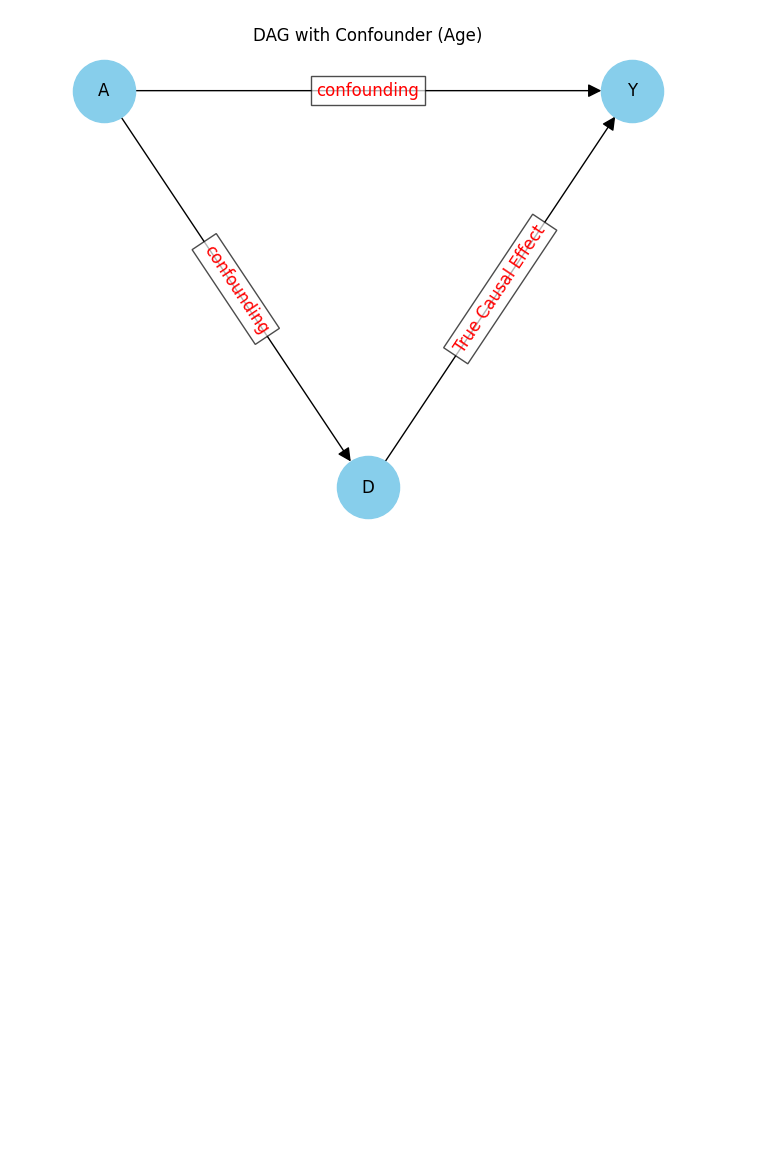
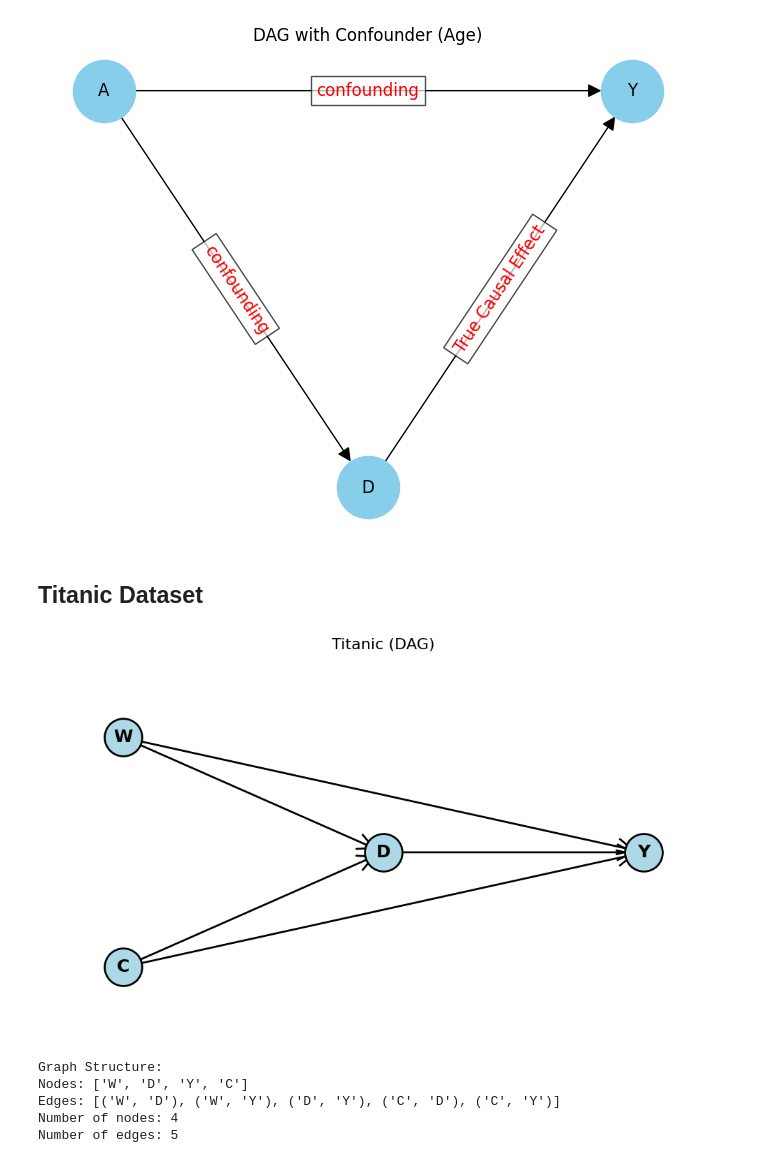
Before and after one commit to kabeerbora/ECON5625, a Jupyter notebook: Matching.ipynb, the cells around one changed output. Drawn from its saved outputs; the diff is of its cells as text; code cells hidden in the pictures; blank space fills up the shorter version.

```diff
--- a/Matching.ipynb
+++ b/Matching.ipynb
@@ -29,3 +29,61 @@ plt.title("DAG with Confounder (Age)")
 plt.show()
 # %% [output]
 [figure]
+# %% [markdown]
+## Titanic Dataset
+# %%
+import matplotlib.pyplot as plt
+import networkx as nx
+G = nx.DiGraph()
+G.add_edges_from([
+    ("W", "D"),  # W to D
+    ("W", "Y"),  # W to Y
+    ("C", "D"),  # C to D
+    ("C", "Y"),  # C to Y
+    ("D", "Y")   # D to Y
+])
+pos = {
+    "W": (0, 1),    # Top left
+    "C": (0, 0),    # Bottom left
+    "D": (1, 0.5),  # Middle
+    "Y": (2, 0.5)   # Right
+}
+plt.figure(figsize=(10, 6))
+nx.draw_networkx_nodes(
+    G, pos,
+    node_size=1500,
+    node_color="lightblue",
+    edgecolors="black",
+    linewidths=2
+)
+nx.draw_networkx_edges(
+    G, pos,
+    arrowstyle="->,head_width=0.4,head_length=0.8",
+    arrowsize=20,
+    width=2,
+    edge_color="black"
+)
+nx.draw_networkx_labels(
+    G, pos,
+    font_size=18,
+    font_weight="bold"
+)
+plt.title("Titanic (DAG)", fontsize=16, pad=20)
+plt.axis('off')
+plt.tight_layout()
+plt.xlim(-0.3, 2.3)
+plt.ylim(-0.3, 1.3)
+plt.show()
+
+print("Graph Structure:")
+print(f"Nodes: {list(G.nodes())}")
+print(f"Edges: {list(G.edges())}")
+print(f"Number of nodes: {G.number_of_nodes()}")
+print(f"Number of edges: {G.number_of_edges()}")
+# %% [output]
+[figure, added]
+Graph Structure:
+Nodes: ['W', 'D', 'Y', 'C']
+Edges: [('W', 'D'), ('W', 'Y'), ('D', 'Y'), ('C', 'D'), ('C', 'Y')]
+Number of nodes: 4
+Number of edges: 5
```
Also changed, not shown: parts of 6 cells of this notebook.
